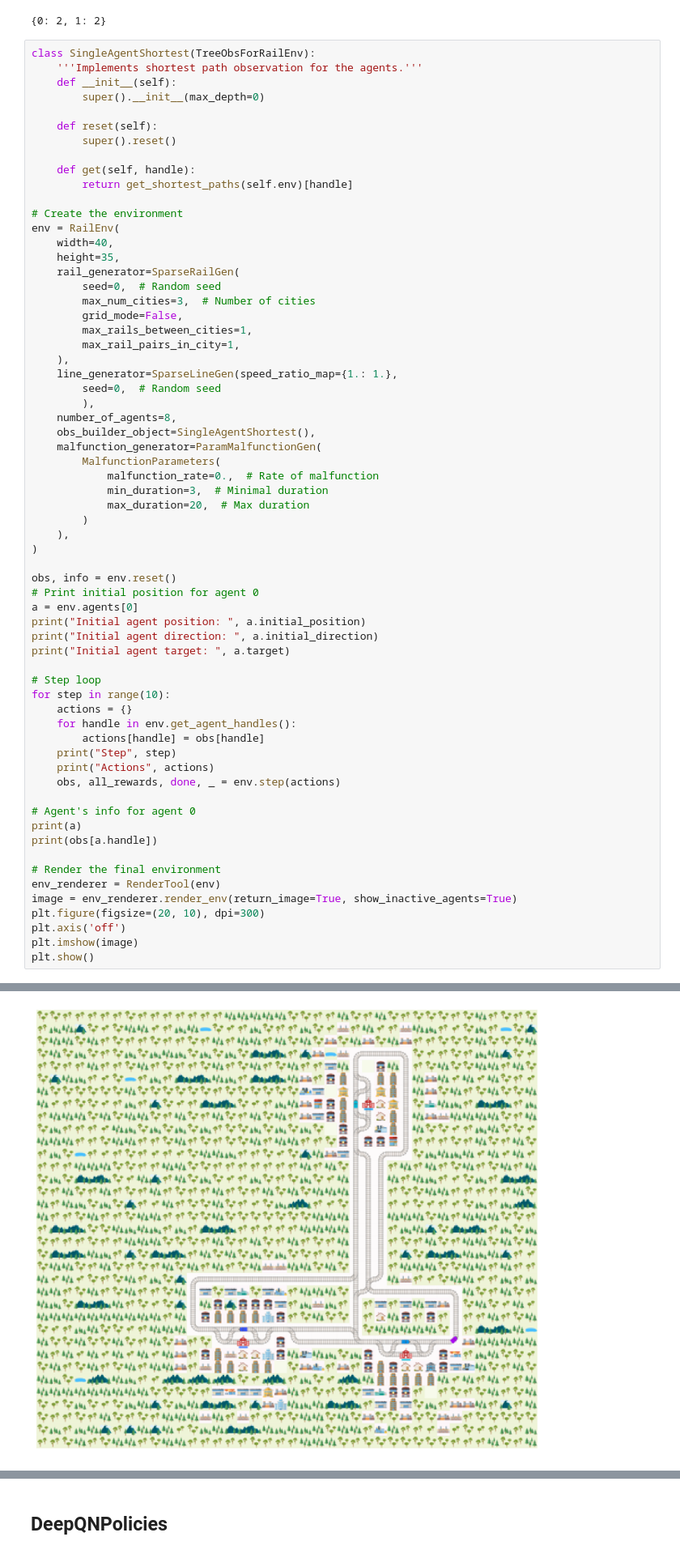
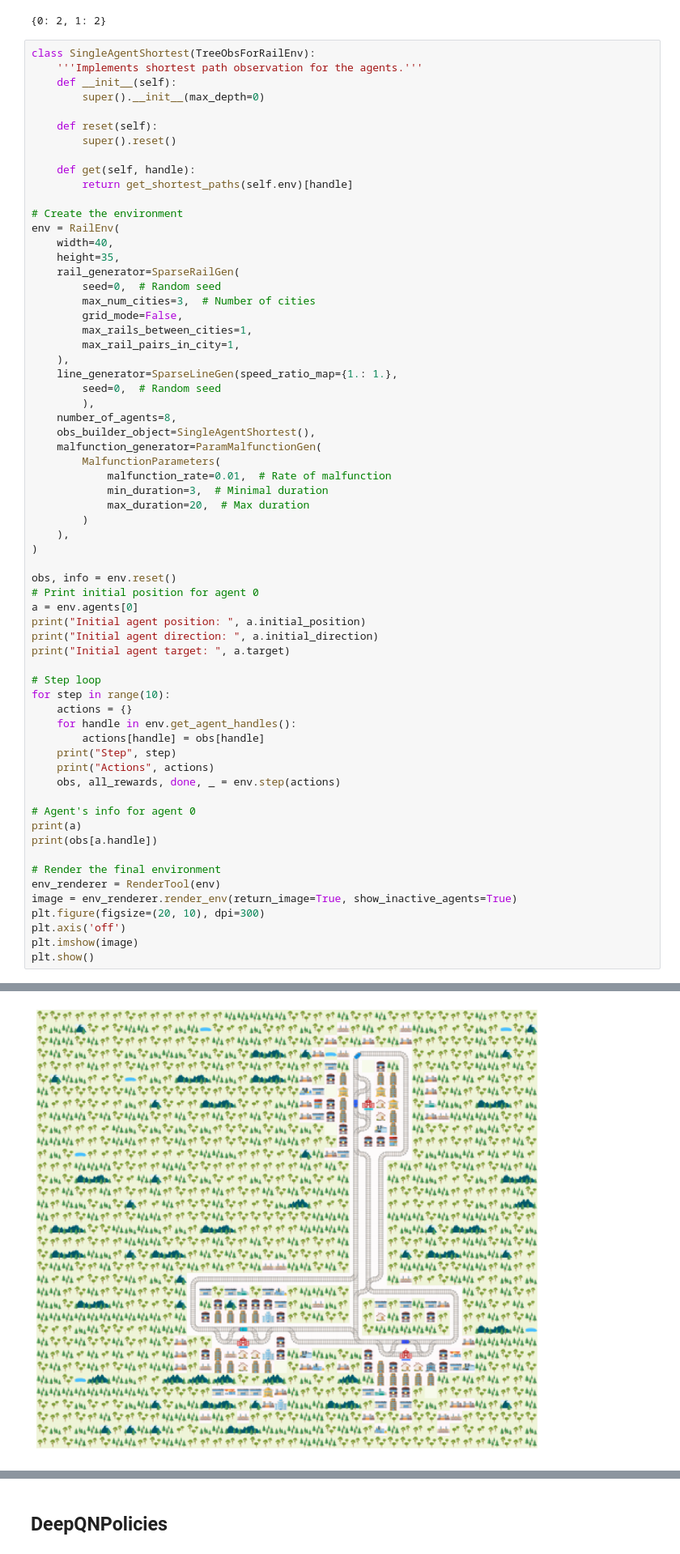
Before and after one commit to romain-dufly/FlatlandMultiagentRL, a Jupyter notebook: testing.ipynb, the cells around one changed output, grey strips where cells are left out. Shown at 81% size. Saved outputs shown, nothing was run; the diff lists cells and outputs as text.

```diff
--- a/testing.ipynb
+++ b/testing.ipynb
@@ -144,7 +144,7 @@ env = RailEnv(
     obs_builder_object=SingleAgentShortest(),
     malfunction_generator=ParamMalfunctionGen(
         MalfunctionParameters(
-            malfunction_rate=0.,  # Rate of malfunction
+            malfunction_rate=0.01,  # Rate of malfunction
             min_duration=3,  # Minimal duration
             max_duration=20,  # Max duration
         )
@@ -169,34 +169,34 @@ for step in range(10):
 
 # Agent's info for agent 0
 print(a)
 print(obs[a.handle])
 
 # Render the final environment
 env_renderer = RenderTool(env)
 image = env_renderer.render_env(return_image=True, show_inactive_agents=True)
 plt.figure(figsize=(20, 10), dpi=300)
 plt.axis('off')
 plt.imshow(image)
 plt.show()
 # %% [output]
 Initial agent position:  (26, 29)
 Initial agent direction:  1
 Initial agent target:  (7, 26)
 Step 0
 Actions {0: 2, 1: 2, 2: 2, 3: 2, 4: 2, 5: 2, 6: 2, 7: 2}
 Step 1
 Actions {0: 2, 1: 2, 2: 2, 3: 2, 4: 2, 5: 2, 6: 2, 7: 2}
 Step 2
 Actions {0: 2, 1: 2, 2: 2, 3: 2, 4: 2, 5: 2, 6: 2, 7: 2}
 Step 3
 Actions {0: 2, 1: 2, 2: 2, 3: 2, 4: 2, 5: 2, 6: 2, 7: 2}
 Step 4
 ... (23 lines left out)
                   malfunction_handler: malfunction_down_counter: 0                 in_malfunction: False                 num_malfunctions: 0
                   action_saver: is_action_saved: False, saved_action: None
                   speed_counter: speed: 1.0                  max_count: 0                  is_cell_entry: True                  is_cell_exit: True                  counter: 0
 2
-[figure, old version]
+[figure, new version]
 # %%
 # Step loop with video rendering, shortest path policy
 
```
Also changed, not shown: parts of 2 cells of this notebook, 1 other file.
